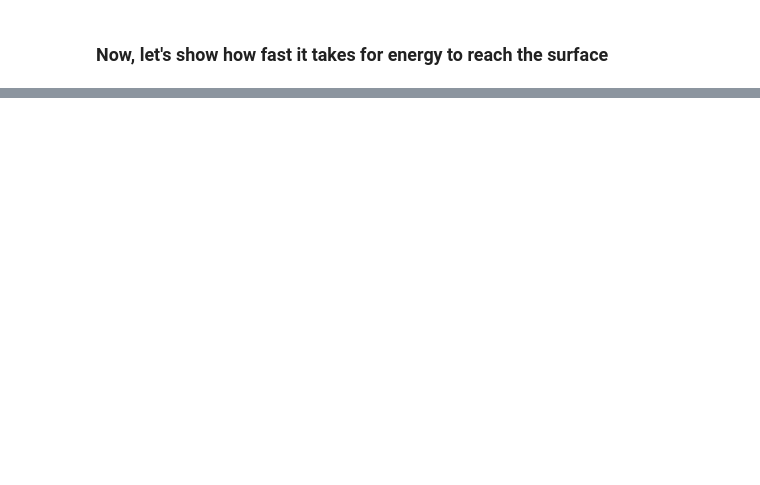
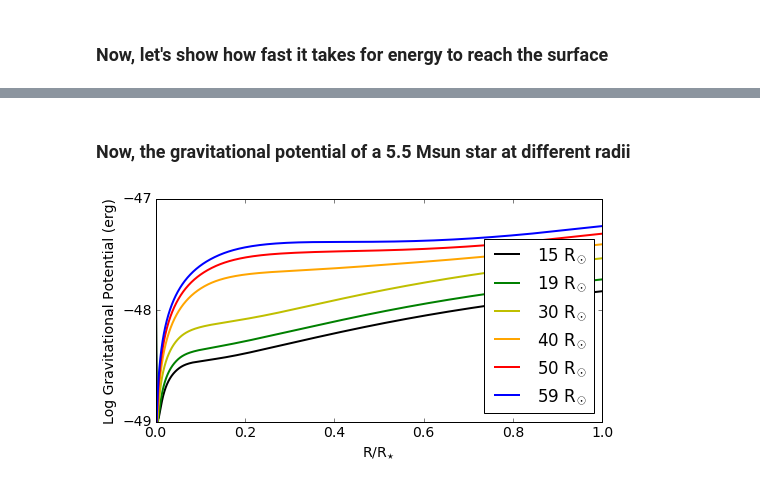
Before and after one commit to JRGarza/CE_mesa, a Jupyter notebook: notebooks/M31 2015 LRN.ipynb, the cells around one changed output, grey strips where cells are left out. Drawn from its saved outputs; the diff is of its cells as text; code cells hidden in the pictures; blank space fills up the shorter version.

```diff
--- a/notebooks/M31 2015 LRN.ipynb
+++ b/notebooks/M31 2015 LRN.ipynb
@@ -443,0 +639,58 @@ plt.show()
+# %% [markdown]
+### Now, the gravitational potential of a 5.5 Msun star at different radii
+# %%
+fig = plt.figure(figsize=(8,4))
+plt.rcParams['font.size'] = 14
+
+
+#plt.title("Gravitational Potential")
+
+i = np.argmin(np.abs(radii-15.0))
+star = stars[i]
+label = str(int(star['radius'][0])) + ' R$_{\odot}$'
+plt.plot(star['radius']/star['radius'][0], -np.log10(-get_E_grav(star["mass"],M_companion,star["radius"])), color='k', label=label)
+
+i = np.argmin(np.abs(radii-20.0))
+star = stars[i]
+label = str(int(star['radius'][0])) + ' R$_{\odot}$'
+plt.plot(star['radius']/star['radius'][0], -np.log10(-get_E_grav(star["mass"],M_companion,star["radius"])), color='g', label=label)
+
+
+i = np.argmin(np.abs(radii-30.0))
+star = stars[i]
+label = str(int(star['radius'][0])) + ' R$_{\odot}$'
+plt.plot(star['radius']/star['radius'][0], -np.log10(-get_E_grav(star["mass"],M_companion,star["radius"])), color='y', label=label)
+
+
+i = np.argmin(np.abs(radii-40.0))
+star = stars[i]
+label = str(int(star['radius'][0])) + ' R$_{\odot}$'
+plt.plot(star['radius']/star['radius'][0], -np.log10(-get_E_grav(star["mass"],M_companion,star["radius"])), color='orange', label=label)
+
+
+i = np.argmin(np.abs(radii-50.0))
+star = stars[i]
+label = str(int(star['radius'][0])) + ' R$_{\odot}$'
+plt.plot(star['radius']/star['radius'][0], -np.log10(-get_E_grav(star["mass"],M_companion,star["radius"])), color='r', label=label)
+
+i = np.argmin(np.abs(radii-60.0))
+star = stars[i]
+label = str(int(star['radius'][0])) + ' R$_{\odot}$'
+plt.plot(star['radius']/star['radius'][0], -np.log10(-get_E_grav(star["mass"],M_companion,star["radius"])), color='b', label=label)
+
+
+plt.ylim(-49, -47)
+plt.yticks([-49, -48, -47])
+#plt.ylim(1e47, 2e49)
+#plt.yscale('log')
+
+
+plt.xlabel('R/R$_{\star}$')
+plt.ylabel('Log Gravitational Potential (erg)')
+
+plt.legend(loc=4)
+
+plt.savefig('../figures/static_potential.pdf')
+#plt.show()
+# %% [output]
+[figure, added]
```
Also changed, not shown: parts of 20 cells of this notebook.
